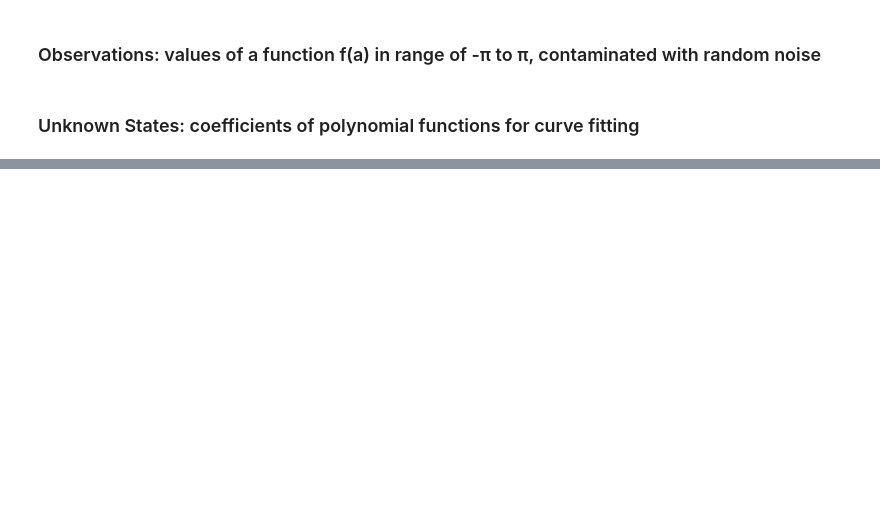
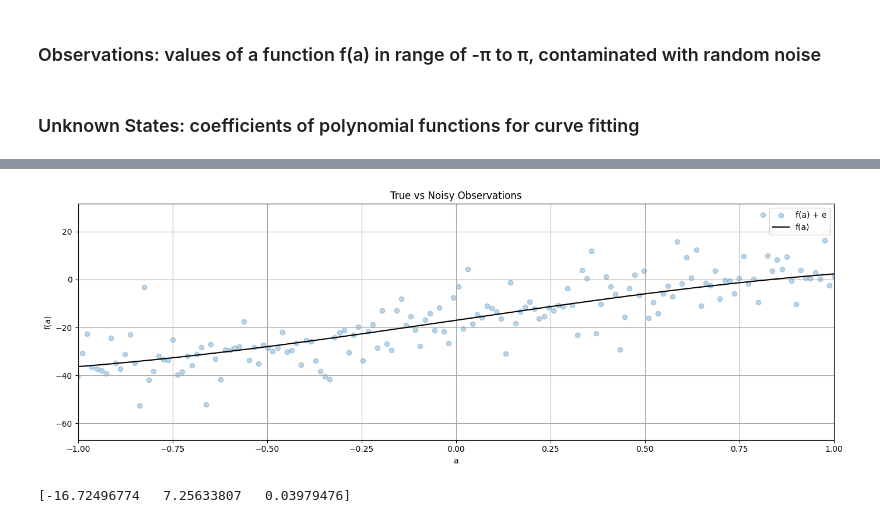
Before and after one commit to sethulakshmi-nair/ENGG680_2025_Fall, a Jupyter notebook: Assignment 1/Assignment1.ipynb, the cells around one changed output, grey strips where cells are left out. Drawn from its saved outputs; the diff is of its cells as text; code cells hidden in the pictures; blank space fills up the shorter version.

Commit message:
Assignment part 6

```diff
--- a/Assignment 1/Assignment1.ipynb
+++ b/Assignment 1/Assignment1.ipynb
@@ -405,24 +413,24 @@ import pandas as pd
 # Load data.xlsx file, which contains the observations (with noise), variance of observations and true observations
 # hint: use pandas library to parse excel file and use numpy library to convert it to array
 # (1 mark)
-df_data = #...
-arr_data = #...
+df_data = pd.read_excel('/content/drive/MyDrive/ENGG680_2025_Fall/Assignment 1/data.xlsx')
+arr_data = df_data.to_numpy()
 
 #store the noisy observations, variance of observations and true observations into numpy arrays seperately
 # (1 mark)
-l = #...
-l_var = #...
-l_true = #...
+l = df_data['l'].to_numpy()
+l_var = df_data['l_var'].to_numpy()
+l_true = df_data['l_true'].to_numpy()
 # %%
 # step 3
 # define the number of observation n
 # (1 mark)
-n = #...
+n = len(arr_data)
 
 # define the observation weight matrix P for LSE as identity matrix
 # identity weight matrix simply means the observations will be unweighted in the following LSE
 # (1 mark)
-P = #...
+P = np.identity(n)
 
 # define the range of function input(i.e., constants a), from start to end; and the numerical array of a
 start = -1* np.pi
@@ -431,20 +439,40 @@ a = np.linspace(start, end, n)
 # %%
 # step 4
 # use the matplotlib to plot the true and noisy observations together in one single figure
 # use scatter for noisy observation plotting
 # for the true observation, label it as "f(a)"" and set color as 'k'
 # for the noisy observation scatter plot, label it as "f(a) + e", set color as 'tab:blue', set marker as 'o' and set alpha as 0.3
 # include proper axis labels, legend and title
 # scale the range of x-axis to be -1 to 1
 # keep this format for the rest of the plots in this lab assignment
 # (2 marks)
 
 fig, ax = plt.subplots(nrows=1, ncols=1, figsize=(14, 5))
 
-# ...
+# Scatter plot for noisy observations
+ax.scatter(a, l, color='tab:blue', marker='o', alpha=0.3, label='f(a) + e')
+
+# Line plot for true observations
+ax.plot(a, l_true, color='k', label='f(a)')
+
+# Set labels and title
+ax.set_xlabel('a')
+ax.set_ylabel('f(a)')
+ax.set_title('True vs Noisy Observations')
+
+# Set x-axis range
+ax.set_xlim([-1, 1])
+
+# Add legend
+ax.legend()
 
 ax.grid(True, which='both',ls='-',color='0.65')
 fig.tight_layout()
+
+# Show the plot
+plt.show()
+# %% [output]
+[figure, added]
 # %%
 # step 5
 # define a curve fitting function named fit_polynomial_curve
@@ -477,7 +527,13 @@ def fit_polynomial_curve(a: np.ndarray, l: np.ndarray, P: np.ndarray, deg: int)
 # call the fit_polynomial_curve function and fetch the results
 # use polynomial degrees of: 2, 4, 6
 # (1 marks)
-# ...
+result2 = fit_polynomial_curve(a, l, P, 2)
+result4 = fit_polynomial_curve(a, l, P, 4)
+result6 = fit_polynomial_curve(a, l, P, 6)
+
+print(result2[0])
+# %% [output]
+[-16.72496774   7.25633807   0.03979476]
 # %%
 # step 7
 # use the estimated coefficients x and constants array a, construct polynomial functions for each degree
```
Also changed, not shown: parts of 12 cells of this notebook.
